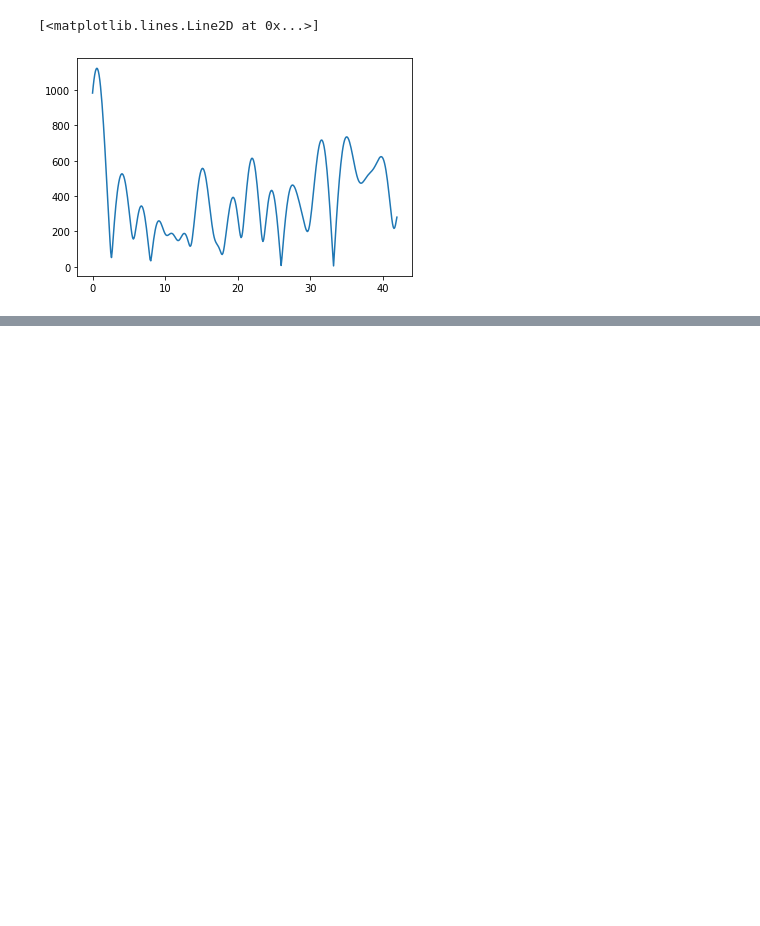
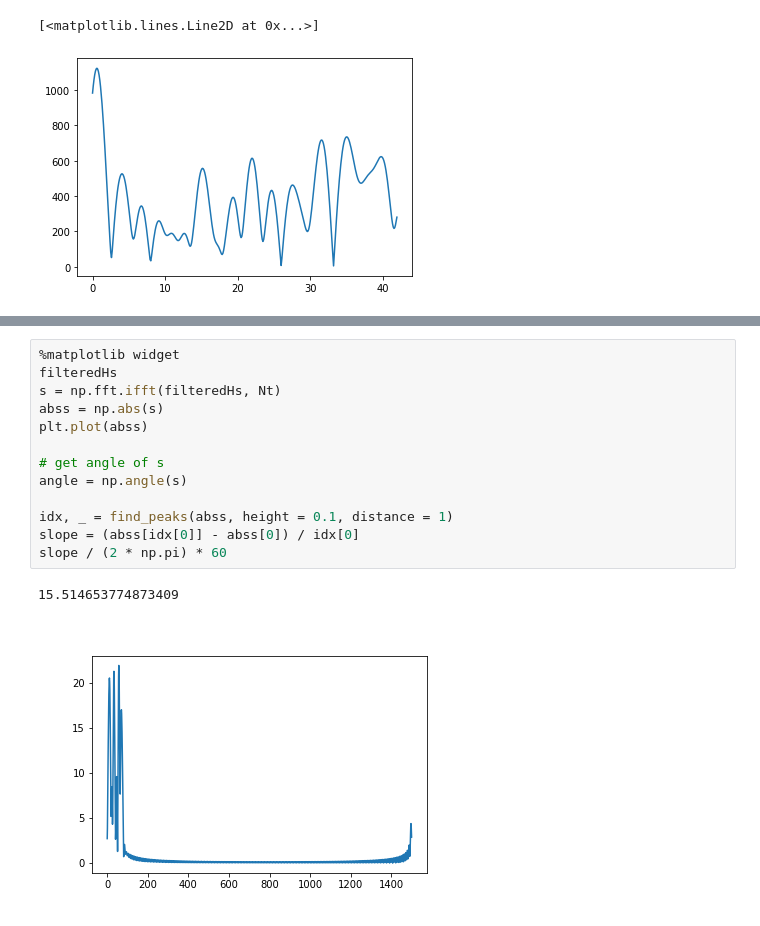
Before and after one commit to hdright/breath_detect, a Jupyter notebook: testChusai.ipynb, the cells around one changed output, grey strips where cells are left out. Saved outputs shown, nothing was run; the diff lists cells and outputs as text; blank space fills up the shorter version.

```diff
--- a/testChusai.ipynb
+++ b/testChusai.ipynb
@@ -88,0 +129,16 @@ print(idx[highestPeak] * BPMresol)
+# %%
+%matplotlib widget
+filteredHs
+s = np.fft.ifft(filteredHs, Nt)
+abss = np.abs(s)
+plt.plot(abss)
+
+# get angle of s
+angle = np.angle(s)
+
+idx, _ = find_peaks(abss, height = 0.1, distance = 1)
+slope = (abss[idx[0]] - abss[0]) / idx[0]
+slope / (2 * np.pi) * 60
+# %% [output]
+15.514653774873409
+[figure, added]
```
Also changed, not shown: parts of 3 cells of this notebook, 2 other files.
